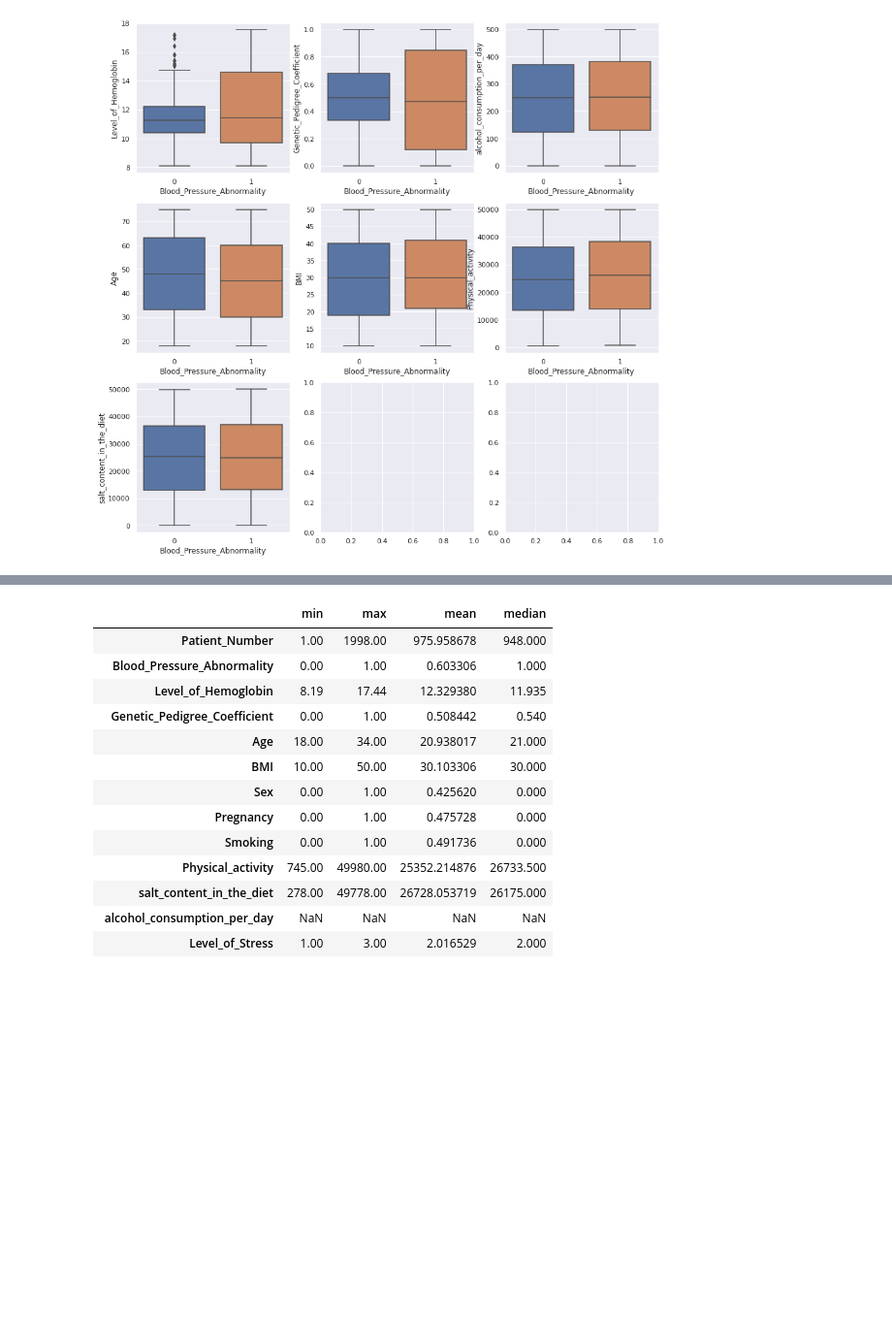
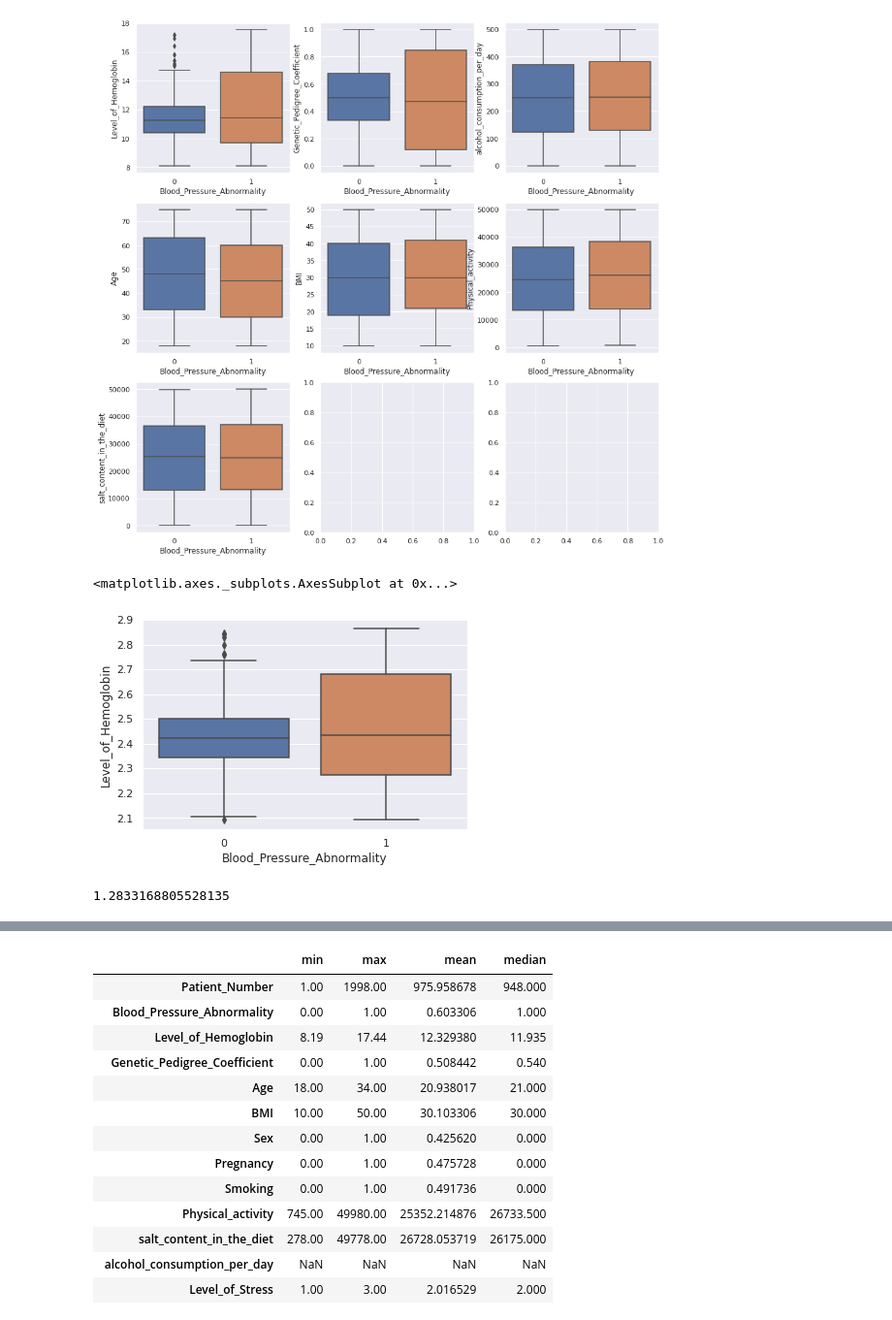
Before and after one commit to varunkr24/Machine-Learning, a Jupyter notebook: Classify_Abnormal_BP.ipynb, the cells around one changed output, grey strips where cells are left out. Shown at 97% size. Saved outputs shown, nothing was run; the diff lists cells and outputs as text; code cells hidden in the pictures; blank space fills up the shorter version.

```diff
--- a/Classify_Abnormal_BP.ipynb
+++ b/Classify_Abnormal_BP.ipynb
@@ -224,6 +237,16 @@ for col in float_cols:
     i = i+1
 # %% [output]
 [figure]
+# %%
+sns.boxplot(x=df['Blood_Pressure_Abnormality'], y=np.log(df['Level_of_Hemoglobin']))
+# %% [output]
+<matplotlib.axes._subplots.AxesSubplot at 0x...>
+[figure, added]
+# %%
+#Outlier Percentage
+len(df[(df['Level_of_Hemoglobin'] >= 15) & (df['Blood_Pressure_Abnormality']==0)])/len(df[df['Blood_Pressure_Abnormality']==0])*100
+# %% [output]
+1.2833168805528135
 # %%
 df.corr().round(decimals=2)
 # %% [output]
```
Also changed, not shown: parts of 36 cells of this notebook.
